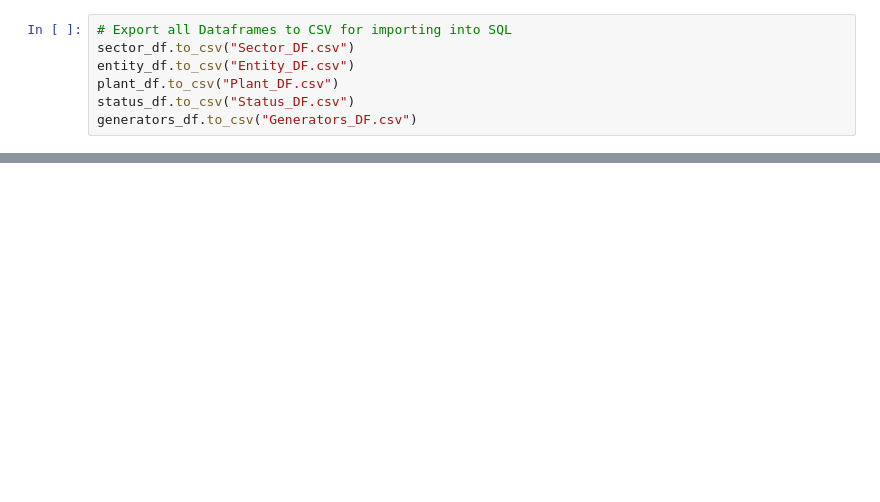
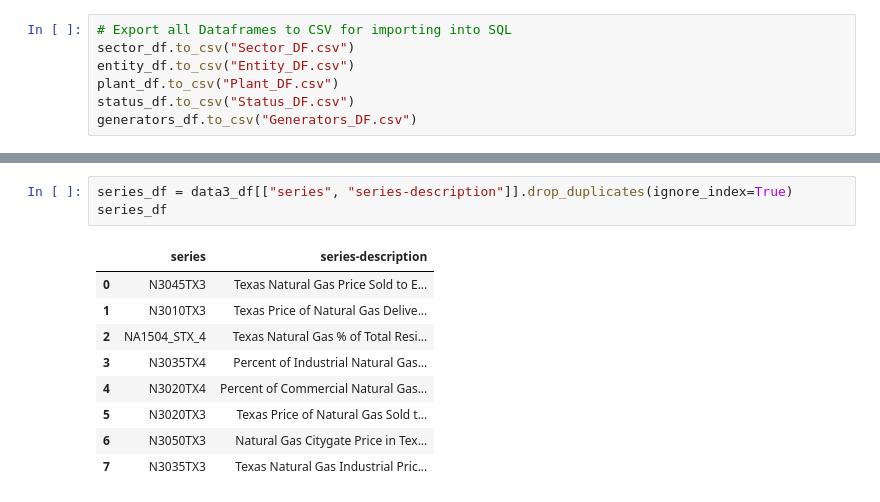
Before and after one commit to robert-z-lehr/Visualizing-The-Great-Freeze-Texas-Energy-Prices, a Jupyter notebook: Project-3-database.ipynb, the cells around one changed output, grey strips where cells are left out. Drawn from its saved outputs; the diff is of its cells as text; blank space fills up the shorter version.

```diff
--- a/Project-3-database.ipynb
+++ b/Project-3-database.ipynb
@@ -269,0 +304,13 @@ array(['Natural Gas', 'Waste Heat', 'Wood Waste Solids',
+# %%
+series_df = data3_df[["series", "series-description"]].drop_duplicates(ignore_index=True)
+series_df
+# %% [output]
+|  | series | series-description |
+| 0 | N3045TX3 | Texas Natural Gas Price Sold to E... |
+| 1 | N3010TX3 | Texas Price of Natural Gas Delive... |
+| 2 | NA1504_STX_4 | Texas Natural Gas % of Total Resi... |
+| 3 | N3035TX4 | Percent of Industrial Natural Gas... |
+| 4 | N3020TX4 | Percent of Commercial Natural Gas... |
+| 5 | N3020TX3 | Texas Price of Natural Gas Sold t... |
+| 6 | N3050TX3 | Natural Gas Citygate Price in Tex... |
+| 7 | N3035TX3 | Texas Natural Gas Industrial Pric... |
```
Also changed, not shown: parts of 7 cells of this notebook, 4 other files.
